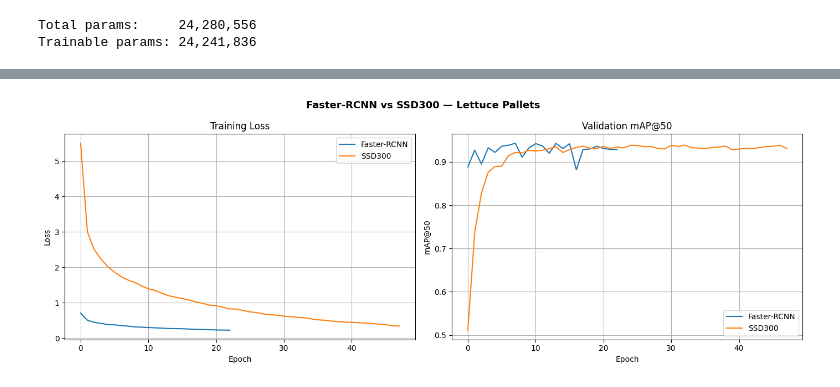
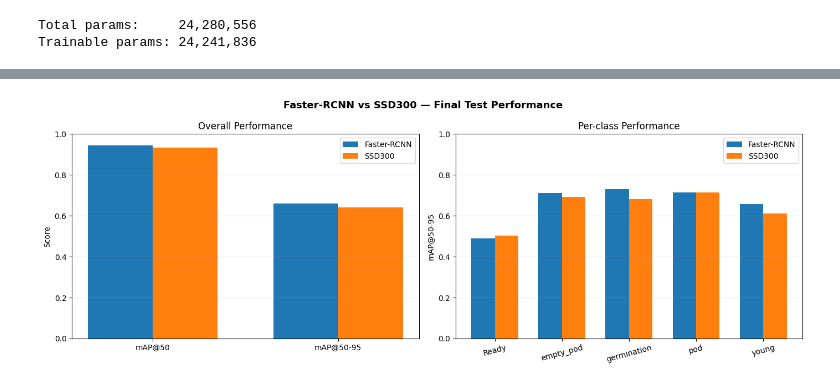
Before and after one commit to llravelo/42028-deep-learning-at02, a Jupyter notebook: Part_2_Object_Detection_Augment.ipynb, the cells around one changed output, grey strips where cells are left out. Drawn from its saved outputs; the diff is of its cells as text; code cells hidden in the pictures.

```diff
--- a/Part_2_Object_Detection_Augment.ipynb
+++ b/Part_2_Object_Detection_Augment.ipynb
@@ -490,27 +529,43 @@ Per-class mAP@50-95:
 # %%
-# Load faster-rcnn results from history for direct comparison
 fig, axes = plt.subplots(1, 2, figsize=(14, 5))
+width = 0.35
 
-# Training loss
-axes[0].plot(history["train_loss"], label="Faster-RCNN")
-axes[0].plot(ssd_history["train_loss"],   label="SSD300")
-axes[0].set(xlabel="Epoch", ylabel="Loss", title="Training Loss")
+# Overall mAP
+metrics_labels = ["mAP@50", "mAP@50-95"]
+frcnn_overall  = [test_metrics["map_50"].item(), test_metrics["map"].item()]
+ssd_overall    = [ssd_test_metrics["map_50"].item(), ssd_test_metrics["map"].item()]
+
+x = np.arange(len(metrics_labels))
+axes[0].bar(x - width/2, frcnn_overall, width, label="Faster-RCNN", color="tab:blue")
+axes[0].bar(x + width/2, ssd_overall,   width, label="SSD300",      color="tab:orange")
+axes[0].set_xticks(x)
+axes[0].set_xticklabels(metrics_labels)
+axes[0].set_ylabel("Score")
+axes[0].set_title("Overall Performance")
+axes[0].set_ylim(0, 1)
 axes[0].legend()
-axes[0].grid(True)
+axes[0].grid(True, axis="y", alpha=0.3)
 
-# Validation mAP@50
-axes[1].plot(history["val_map50"], label="Faster-RCNN")
-axes[1].plot(ssd_history["val_map50"],   label="SSD300")
-axes[1].set(xlabel="Epoch", ylabel="mAP@50", title="Validation mAP@50")
+# Per-class mAP@50-95
+frcnn_per_class = test_metrics["map_per_class"].tolist()
+ssd_per_class   = ssd_test_metrics["map_per_class"].tolist()
+x = np.arange(len(CLASS_NAMES[1:]))
+axes[1].bar(x - width/2, frcnn_per_class, width, label="Faster-RCNN", color="tab:blue")
+axes[1].bar(x + width/2, ssd_per_class,   width, label="SSD300",      color="tab:orange")
+axes[1].set_xticks(x)
+axes[1].set_xticklabels(CLASS_NAMES[1:], rotation=15)
+axes[1].set_ylabel("mAP@50-95")
+axes[1].set_title("Per-class Performance")
+axes[1].set_ylim(0, 1)
 axes[1].legend()
-axes[1].grid(True)
+axes[1].grid(True, axis="y", alpha=0.3)
 
-plt.suptitle("Faster-RCNN vs SSD300 — Lettuce Pallets", fontsize=13, fontweight="bold")
+plt.suptitle("Faster-RCNN vs SSD300 — Final Test Performance", fontsize=13, fontweight="bold")
 plt.tight_layout()
 plt.savefig("runs/comparison.png", dpi=150)
 plt.show()
 # %% [output]
-[figure, old version]
+[figure, new version]
 # %%
 # Identical to Faster-RCNN visualisation — reuses plot_predictions()
 plot_predictions(ssd_model, ssd_test_ds)
```
Also changed, not shown: parts of 11 cells of this notebook, 1 other file.
